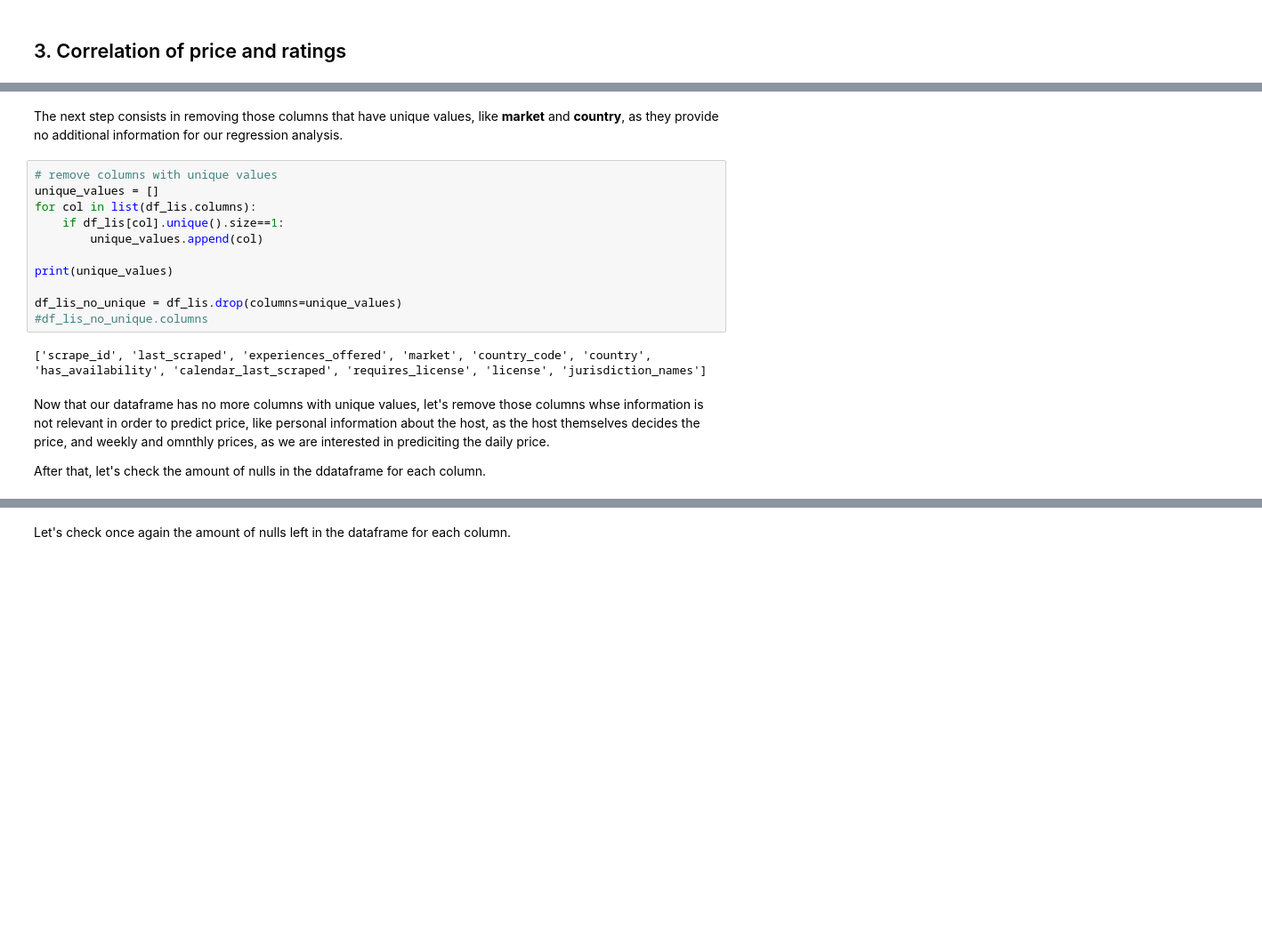
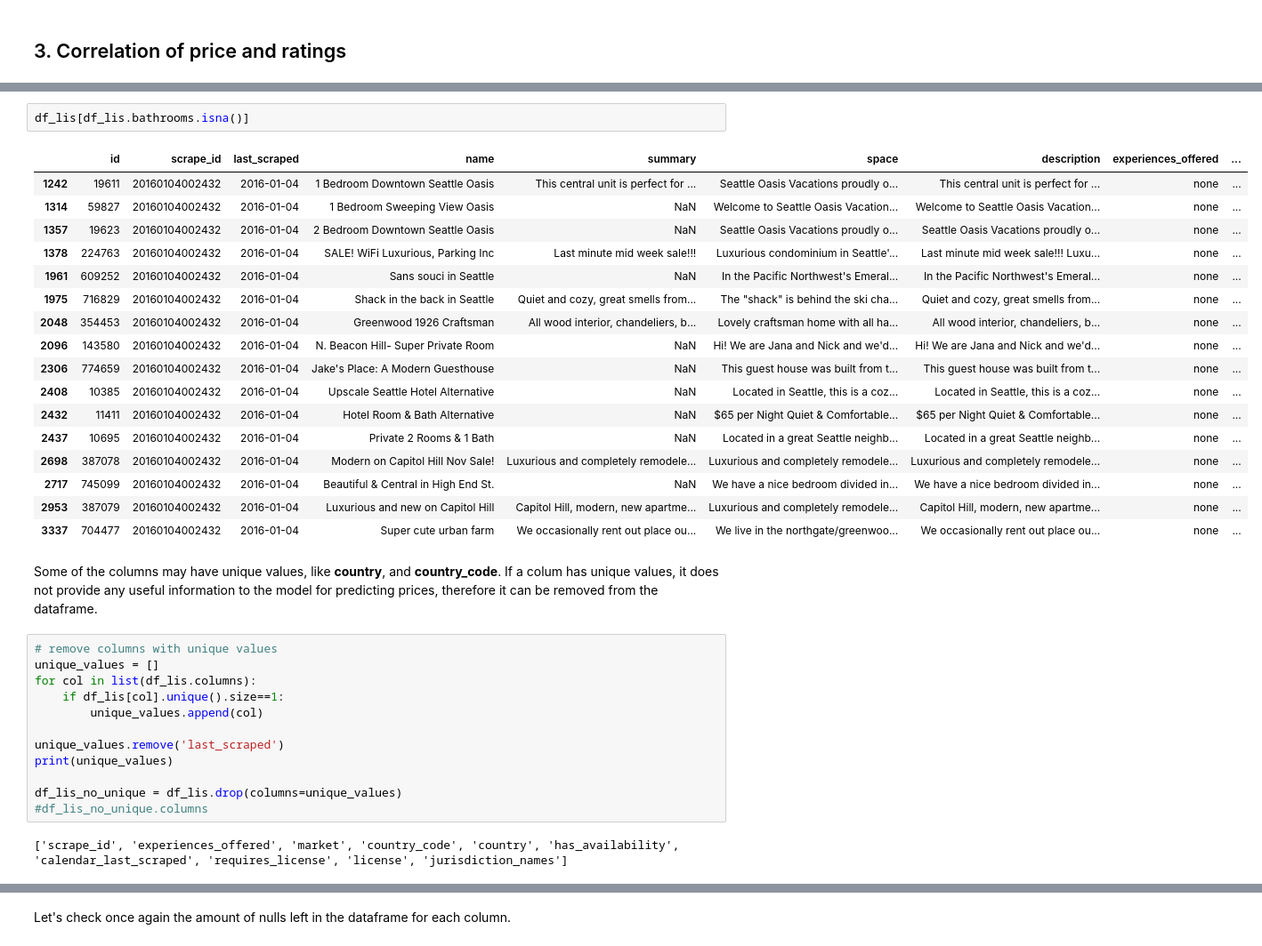
Before and after one commit to Duratorre/AirBnB-Data-Analysis, a Jupyter notebook: Analysis.ipynb, the cells around one changed output, grey strips where cells are left out. Shown at 89% size. Saved outputs shown, nothing was run; the diff lists cells and outputs as text; blank space fills up the shorter version.

```diff
--- a/Analysis.ipynb
+++ b/Analysis.ipynb
@@ -477,5 +526,25 @@ array(['Seattle', 'Ballard, Seattle', 'West Seattle', 'Seattle ', '西雅图',
-# %% [markdown]
-The next step consists in removing those columns that have unique values, like __market__ and __country__, as they provide no additional information for our regression analysis.
+# %%
+df_lis[df_lis.bathrooms.isna()]
+# %% [output]
+|  | id | scrape_id | last_scraped | name | summary | space | description | experiences_offered | ... |
+| 1242 | 19611 | 20160104002432 | 2016-01-04 | 1 Bedroom Downtown Seattle Oasis | This central unit is perfect for ... | Seattle Oasis Vacations proudly o... | This central unit is perfect for ... | none | ... |
+| 1314 | 59827 | 20160104002432 | 2016-01-04 | 1 Bedroom Sweeping View Oasis | NaN | Welcome to Seattle Oasis Vacation... | Welcome to Seattle Oasis Vacation... | none | ... |
+| 1357 | 19623 | 20160104002432 | 2016-01-04 | 2 Bedroom Downtown Seattle Oasis | NaN | Seattle Oasis Vacations proudly o... | Seattle Oasis Vacations proudly o... | none | ... |
+| 1378 | 224763 | 20160104002432 | 2016-01-04 | SALE! WiFi Luxurious, Parking Inc | Last minute mid week sale!!! | Luxurious condominium in Seattle'... | Last minute mid week sale!!! Luxu... | none | ... |
+| 1961 | 609252 | 20160104002432 | 2016-01-04 | Sans souci in Seattle | NaN | In the Pacific Northwest's Emeral... | In the Pacific Northwest's Emeral... | none | ... |
+| 1975 | 716829 | 20160104002432 | 2016-01-04 | Shack in the back in Seattle | Quiet and cozy, great smells from... | The "shack" is behind the ski cha... | Quiet and cozy, great smells from... | none | ... |
+| 2048 | 354453 | 20160104002432 | 2016-01-04 | Greenwood 1926 Craftsman | All wood interior, chandeliers, b... | Lovely craftsman home with all ha... | All wood interior, chandeliers, b... | none | ... |
+| 2096 | 143580 | 20160104002432 | 2016-01-04 | N. Beacon Hill- Super Private Room | NaN | Hi! We are Jana and Nick and we'd... | Hi! We are Jana and Nick and we'd... | none | ... |
+| 2306 | 774659 | 20160104002432 | 2016-01-04 | Jake's Place: A Modern Guesthouse | NaN | This guest house was built from t... | This guest house was built from t... | none | ... |
+| 2408 | 10385 | 20160104002432 | 2016-01-04 | Upscale Seattle Hotel Alternative | NaN | Located in Seattle, this is a coz... | Located in Seattle, this is a coz... | none | ... |
+| 2432 | 11411 | 20160104002432 | 2016-01-04 | Hotel Room & Bath Alternative | NaN | $65 per Night Quiet & Comfortable... | $65 per Night Quiet & Comfortable... | none | ... |
+| 2437 | 10695 | 20160104002432 | 2016-01-04 | Private 2 Rooms & 1 Bath | NaN | Located in a great Seattle neighb... | Located in a great Seattle neighb... | none | ... |
+| 2698 | 387078 | 20160104002432 | 2016-01-04 | Modern on Capitol Hill Nov Sale! | Luxurious and completely remodele... | Luxurious and completely remodele... | Luxurious and completely remodele... | none | ... |
+| 2717 | 745099 | 20160104002432 | 2016-01-04 | Beautiful & Central in High End St. | NaN | We have a nice bedroom divided in... | We have a nice bedroom divided in... | none | ... |
+| 2953 | 387079 | 20160104002432 | 2016-01-04 | Luxurious and new on Capitol Hill | Capitol Hill, modern, new apartme... | Luxurious and completely remodele... | Capitol Hill, modern, new apartme... | none | ... |
+| 3337 | 704477 | 20160104002432 | 2016-01-04 | Super cute urban farm | We occasionally rent out place ou... | We live in the northgate/greenwoo... | We occasionally rent out place ou... | none | ... |
+# %% [markdown]
+Some of the columns may have unique values, like __country__, and __country_code__. If a colum  has unique values, it does not provide any useful information to the model for predicting prices, therefore it can be removed from the dataframe.
 # %%
 # remove columns with unique values
 unique_values = []
@@ -483,13 +552,10 @@ for col in list(df_lis.columns):
     if df_lis[col].unique().size==1:
         unique_values.append(col)
 
+unique_values.remove('last_scraped')
 print(unique_values)
 
 df_lis_no_unique = df_lis.drop(columns=unique_values)
 #df_lis_no_unique.columns
 # %% [output]
-['scrape_id', 'last_scraped', 'experiences_offered', 'market', 'country_code', 'country', 'has_availability', 'calendar_last_scraped', 'requires_license', 'license', 'jurisdiction_names']
+['scrape_id', 'experiences_offered', 'market', 'country_code', 'country', 'has_availability', 'calendar_last_scraped', 'requires_license', 'license', 'jurisdiction_names']
-# %% [markdown]
-Now that our dataframe has no more columns with unique values, let's remove those columns whse information is not relevant in order to predict price, like personal information about the host, as the host themselves decides the price, and weekly and omnthly prices, as we are interested in prediciting the daily price.
-
-After that, let's check the amount of nulls in the ddataframe for each column.
```
Also changed, not shown: parts of 39 cells of this notebook.
